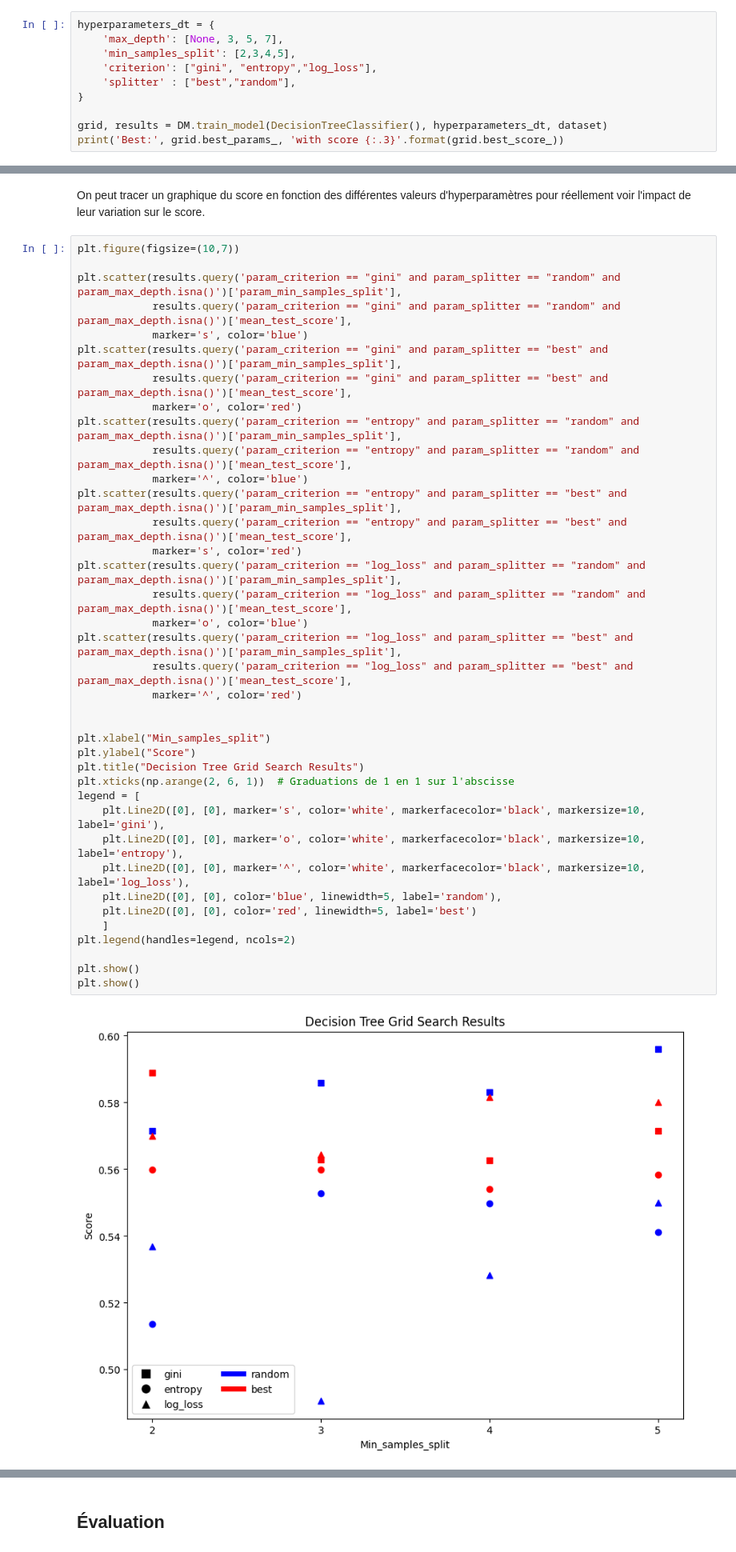
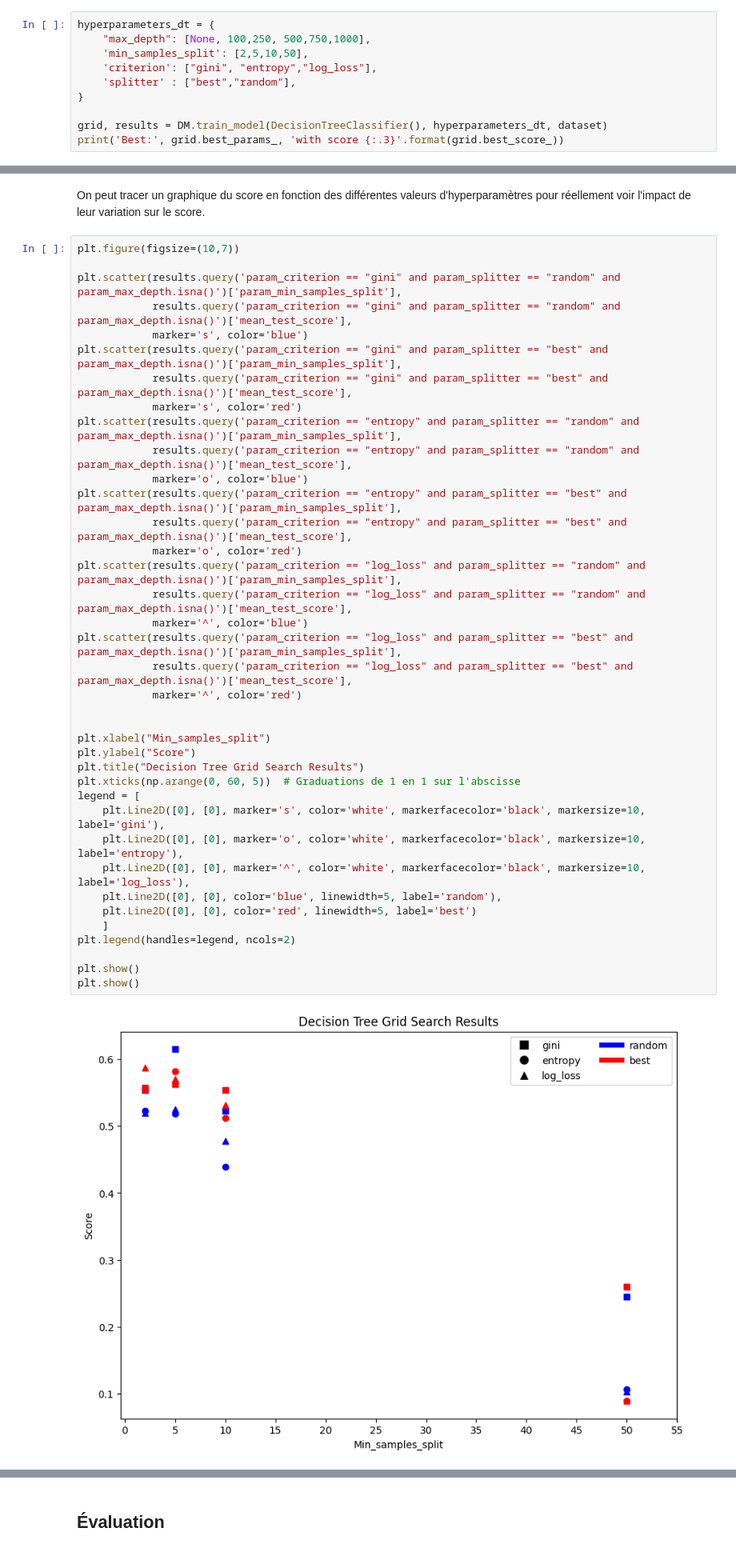
Before and after one commit to Chique80/IFT712-Projet, a Jupyter notebook: Decision Tree.ipynb, the cells around one changed output, grey strips where cells are left out. Shown at 80% size. Drawn from its saved outputs; the diff is of its cells as text.

```diff
--- a/Decision Tree.ipynb
+++ b/Decision Tree.ipynb
@@ -38,8 +39,8 @@ Bien que la profondeur maximale soit souvent l'hyperparamètre le plus crucial,
 On utilise une validation croisée à 5 plis. On utilise un nombre de plis assez petit parce qu'on a très peu de données par classe (seulement 7) et on veut éviter d'avoir des plis qui n'ont pas de données pour certaines classes.
 # %%
 hyperparameters_dt = {
-    'max_depth': [None, 3, 5, 7],
-    'min_samples_split': [2,3,4,5],
+    "max_depth": [None, 100,250, 500,750,1000],
+    'min_samples_split': [2,5,10,50],
     'criterion': ["gini", "entropy","log_loss"],
     'splitter' : ["best","random"],
 }
@@ -142,39 +128,39 @@ plt.scatter(results.query('param_criterion == "gini" and param_splitter == "rand
             results.query('param_criterion == "gini" and param_splitter == "random" and param_max_depth.isna()')['mean_test_score'],
             marker='s', color='blue')
 plt.scatter(results.query('param_criterion == "gini" and param_splitter == "best" and param_max_depth.isna()')['param_min_samples_split'],
             results.query('param_criterion == "gini" and param_splitter == "best" and param_max_depth.isna()')['mean_test_score'],
-            marker='o', color='red')
+            marker='s', color='red')
 plt.scatter(results.query('param_criterion == "entropy" and param_splitter == "random" and param_max_depth.isna()')['param_min_samples_split'],
             results.query('param_criterion == "entropy" and param_splitter == "random" and param_max_depth.isna()')['mean_test_score'],
-            marker='^', color='blue')
+            marker='o', color='blue')
 plt.scatter(results.query('param_criterion == "entropy" and param_splitter == "best" and param_max_depth.isna()')['param_min_samples_split'],
             results.query('param_criterion == "entropy" and param_splitter == "best" and param_max_depth.isna()')['mean_test_score'],
-            marker='s', color='red')
+            marker='o', color='red')
 plt.scatter(results.query('param_criterion == "log_loss" and param_splitter == "random" and param_max_depth.isna()')['param_min_samples_split'],
             results.query('param_criterion == "log_loss" and param_splitter == "random" and param_max_depth.isna()')['mean_test_score'],
-            marker='o', color='blue')
+            marker='^', color='blue')
 plt.scatter(results.query('param_criterion == "log_loss" and param_splitter == "best" and param_max_depth.isna()')['param_min_samples_split'],
             results.query('param_criterion == "log_loss" and param_splitter == "best" and param_max_depth.isna()')['mean_test_score'],
             marker='^', color='red')
 
 
 plt.xlabel("Min_samples_split")
 plt.ylabel("Score")
 plt.title("Decision Tree Grid Search Results")
-plt.xticks(np.arange(2, 6, 1))  # Graduations de 1 en 1 sur l'abscisse
+plt.xticks(np.arange(0, 60, 5))  # Graduations de 1 en 1 sur l'abscisse
 legend = [
     plt.Line2D([0], [0], marker='s', color='white', markerfacecolor='black', markersize=10, label='gini'),
     plt.Line2D([0], [0], marker='o', color='white', markerfacecolor='black', markersize=10, label='entropy'),
     plt.Line2D([0], [0], marker='^', color='white', markerfacecolor='black', markersize=10, label='log_loss'),
     plt.Line2D([0], [0], color='blue', linewidth=5, label='random'),
     plt.Line2D([0], [0], color='red', linewidth=5, label='best')
     ]
 plt.legend(handles=legend, ncols=2)
 
 plt.show()
 plt.show()
 # %% [output]
-[figure, old version]
+[figure, new version]
 # %% [markdown]
 Nous observons que le choix du critère de séparation n'a pas un impact significatif sur les performances du modèle. En effet, les scores moyens obtenus pour les critères "gini", "entropy", et "log_loss" ne présentent pas de différences notables. Cependant, on observe que le critère "gini" tend à obtenir de légèrement meilleures performances en moyenne.
 
```
Also changed, not shown: parts of 7 cells of this notebook, 2 other files.
